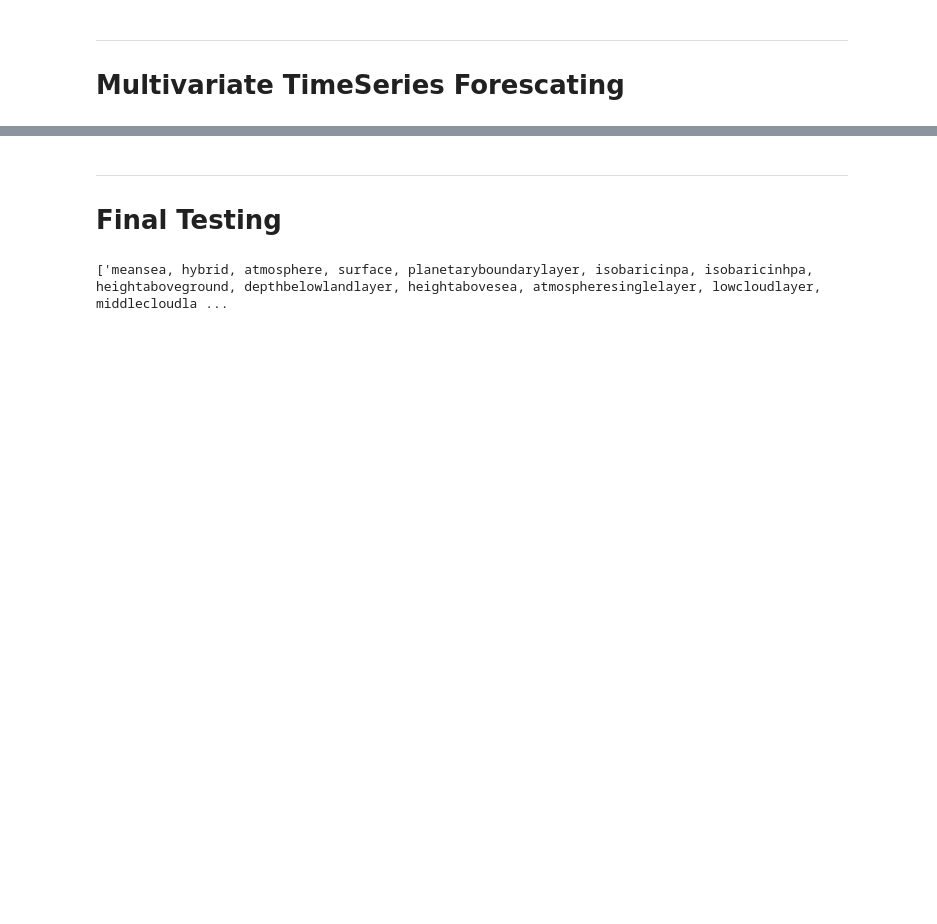
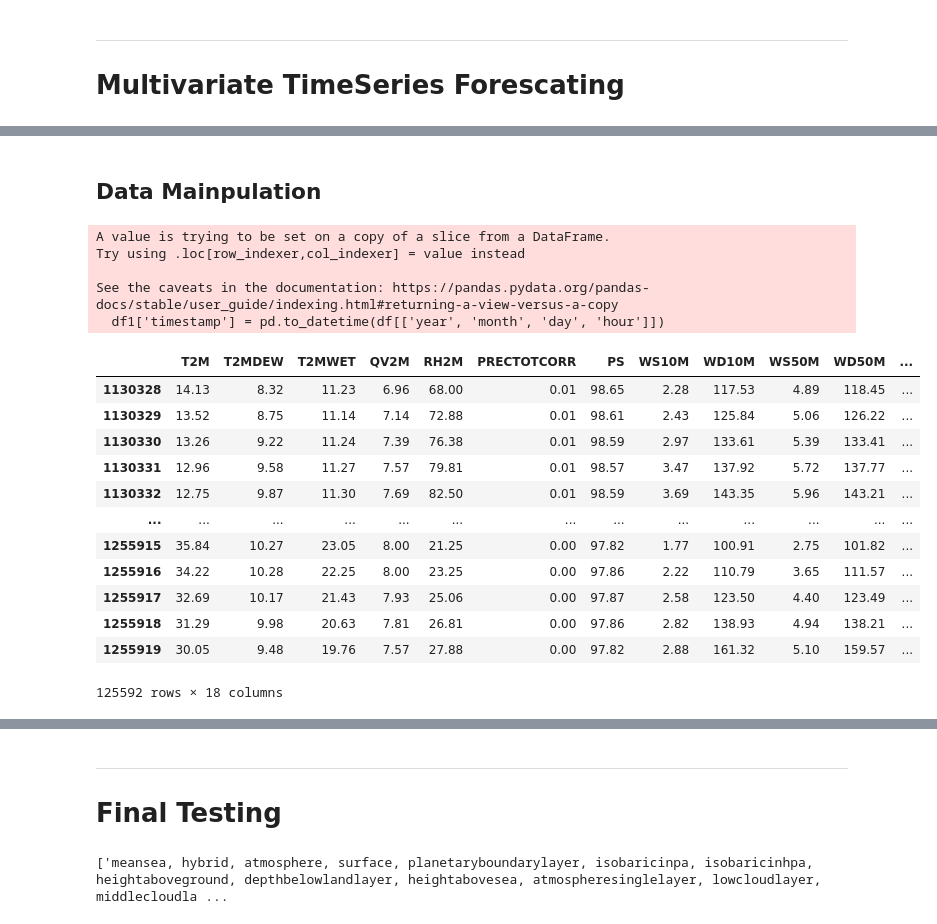
Before and after one commit to Rishit605/MetP, a Jupyter notebook: MET.ipynb, the cells around one changed output, grey strips where cells are left out. Drawn from its saved outputs; the diff is of its cells as text; code cells hidden in the pictures; blank space fills up the shorter version.

```diff
--- a/MET.ipynb
+++ b/MET.ipynb
@@ -276,0 +320,24 @@ dat_path = r'C:\Users\Rishi\Dropbox\final_dataa.csv'
+# %% [markdown]
+## Data Mainpulation
+# %%
+df1['timestamp'] = pd.to_datetime(df[['year', 'month', 'day', 'hour']])
+df1
+# %% [output]
+A value is trying to be set on a copy of a slice from a DataFrame.
+Try using .loc[row_indexer,col_indexer] = value instead
+
+See the caveats in the documentation: https://pandas.pydata.org/pandas-docs/stable/user_guide/indexing.html#returning-a-view-versus-a-copy
+  df1['timestamp'] = pd.to_datetime(df[['year', 'month', 'day', 'hour']])
+|  | T2M | T2MDEW | T2MWET | QV2M | RH2M | PRECTOTCORR | PS | WS10M | WD10M | WS50M | WD50M | ... |
+| 1130328 | 14.13 | 8.32 | 11.23 | 6.96 | 68.00 | 0.01 | 98.65 | 2.28 | 117.53 | 4.89 | 118.45 | ... |
+| 1130329 | 13.52 | 8.75 | 11.14 | 7.14 | 72.88 | 0.01 | 98.61 | 2.43 | 125.84 | 5.06 | 126.22 | ... |
+| 1130330 | 13.26 | 9.22 | 11.24 | 7.39 | 76.38 | 0.01 | 98.59 | 2.97 | 133.61 | 5.39 | 133.41 | ... |
+| 1130331 | 12.96 | 9.58 | 11.27 | 7.57 | 79.81 | 0.01 | 98.57 | 3.47 | 137.92 | 5.72 | 137.77 | ... |
+| 1130332 | 12.75 | 9.87 | 11.30 | 7.69 | 82.50 | 0.01 | 98.59 | 3.69 | 143.35 | 5.96 | 143.21 | ... |
+| ... | ... | ... | ... | ... | ... | ... | ... | ... | ... | ... | ... | ... |
+| 1255915 | 35.84 | 10.27 | 23.05 | 8.00 | 21.25 | 0.00 | 97.82 | 1.77 | 100.91 | 2.75 | 101.82 | ... |
+| 1255916 | 34.22 | 10.28 | 22.25 | 8.00 | 23.25 | 0.00 | 97.86 | 2.22 | 110.79 | 3.65 | 111.57 | ... |
+| 1255917 | 32.69 | 10.17 | 21.43 | 7.93 | 25.06 | 0.00 | 97.87 | 2.58 | 123.50 | 4.40 | 123.49 | ... |
+| 1255918 | 31.29 | 9.98 | 20.63 | 7.81 | 26.81 | 0.00 | 97.86 | 2.82 | 138.93 | 4.94 | 138.21 | ... |
+| 1255919 | 30.05 | 9.48 | 19.76 | 7.57 | 27.88 | 0.00 | 97.82 | 2.88 | 161.32 | 5.10 | 159.57 | ... |
+125592 rows × 18 columns
```
Also changed, not shown: parts of 40 cells of this notebook, 7 other files.
